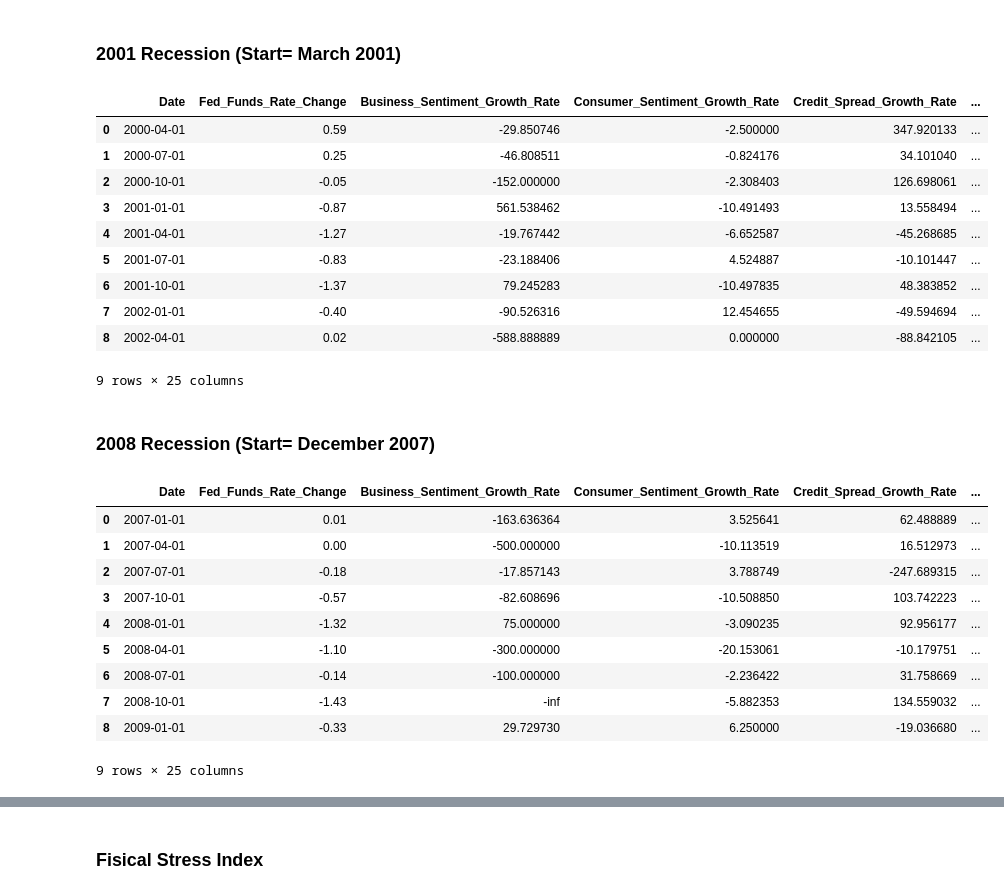
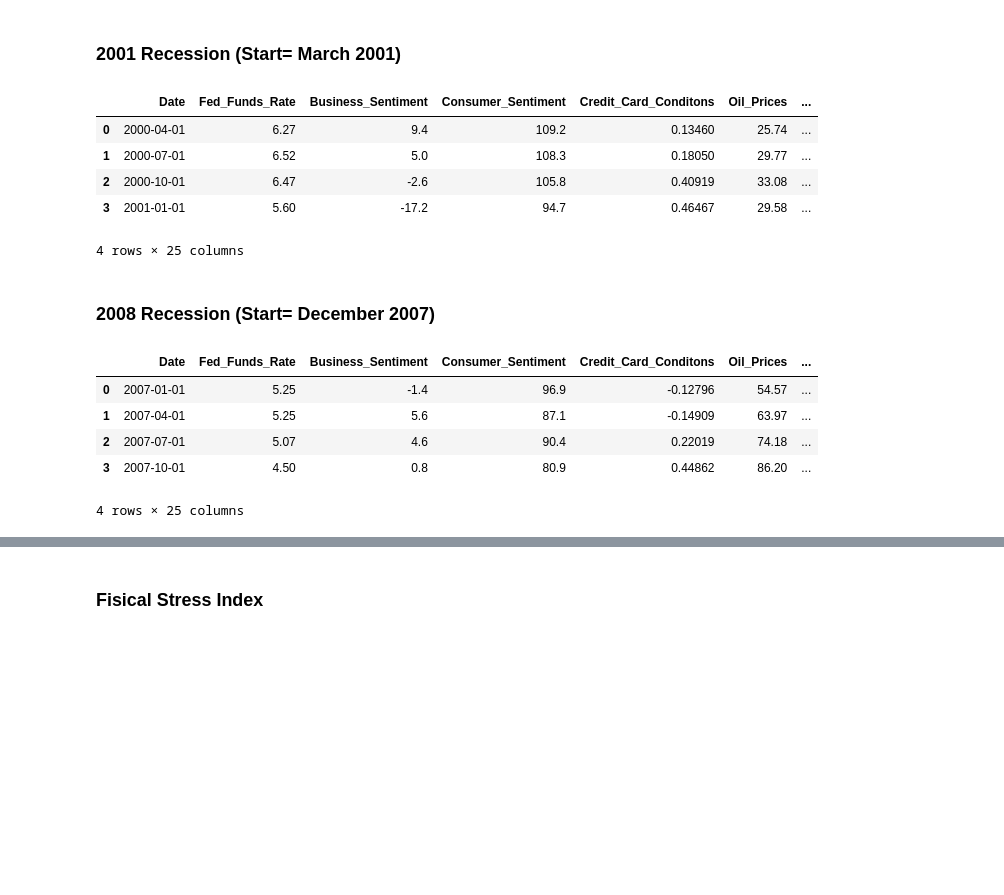
Before and after one commit to Makster04/FINAL_CAPSTONE_PROJECT, a Jupyter notebook: Notebook.ipynb, the cells around one changed output, grey strips where cells are left out. Saved outputs shown, nothing was run; the diff lists cells and outputs as text; code cells hidden in the pictures; blank space fills up the shorter version.

```diff
--- a/Notebook.ipynb
+++ b/Notebook.ipynb
@@ -357,25 +348,25 @@ Final_Coincident_Indicators_df = Coincident_Indicators_df.loc[:, ~Coincident_Ind
 # Rename columns to growth rate versions
 Final_Coincident_Indicators_df.columns = [
     'Date',
-    'Capacity_Utilization_Growth_Rate',
-    'Industrial_Production_Growth_Rate',
-    'Retail_Sales_Growth_Rate'
+    'Capacity_Utilization_Rate',
+    'Industrial_Production_Index',
+    'Total_Retail_Sales'
 ]
 
 # Convert to numeric just in case (optional but safe)
-growth_cols = [
-    'Capacity_Utilization_Growth_Rate',
-    'Industrial_Production_Growth_Rate',
-    'Retail_Sales_Growth_Rate'
-]
-Final_Coincident_Indicators_df[growth_cols] = Final_Coincident_Indicators_df[growth_cols].apply(
-    pd.to_numeric, errors='coerce'
-)
+# growth_cols = [
+  #  'Capacity_Utilization_Growth_Rate',
+   # 'Industrial_Production_Growth_Rate',
+    #'Retail_Sales_Growth_Rate'
+#]
+#Final_Coincident_Indicators_df[growth_cols] = Final_Coincident_Indicators_df[growth_cols].apply(
+ #   pd.to_numeric, errors='coerce'
+#)
 
 # Calculate percent changes
-Final_Coincident_Indicators_df['Capacity_Utilization_Growth_Rate'] = Final_Coincident_Indicators_df['Capacity_Utilization_Growth_Rate'].pct_change() * 100
-Final_Coincident_Indicators_df['Industrial_Production_Growth_Rate'] = Final_Coincident_Indicators_df['Industrial_Production_Growth_Rate'].pct_change() * 100
-Final_Coincident_Indicators_df['Retail_Sales_Growth_Rate'] = Final_Coincident_Indicators_df['Retail_Sales_Growth_Rate'].pct_change() * 100
+# Final_Coincident_Indicators_df['Capacity_Utilization_Growth_Rate'] = Final_Coincident_Indicators_df['Capacity_Utilization_Growth_Rate'].pct_change() * 100
+# Final_Coincident_Indicators_df['Industrial_Production_Growth_Rate'] = Final_Coincident_Indicators_df['Industrial_Production_Growth_Rate'].pct_change() * 100
+# Final_Coincident_Indicators_df['Retail_Sales_Growth_Rate'] = Final_Coincident_Indicators_df['Retail_Sales_Growth_Rate'].pct_change() * 100
 
 # Display the resulting DataFrame
 Final_Coincident_Indicators_df.head()
@@ -564,45 +540,40 @@ conn = sqlite3.connect(':memory:')
 # Final_Coincident_Indicators_df, Final_Leading_Indicators_df, Final_Lagging_Indicators_df
 
 # Save them to the SQLite database
 Final_Coincident_Indicators_df.to_sql('Coincident', conn, index=False, if_exists='replace')
 Final_Leading_Indicators_df.to_sql('Leading', conn, index=False, if_exists='replace')
 Final_Lagging_Indicators_df.to_sql('Lagging', conn, index=False, if_exists='replace')
 
 # Proper SQL query
 sql_query = """
 SELECT *
 FROM Leading LD
 JOIN Lagging LG ON LD.date = LG.date
 JOIN Coincident C ON LD.date = C.date
 WHERE LD.date >= '2000-04-01'
-AND LD.date <= '2002-04-01'
+AND LD.date <= '2001-01-01'
 """
 
 
 # Run the query
 Pre_2001_Recession = pd.read_sql_query(sql_query, conn)
 
 # Save to CSV
 csv_filename = "Pre_2001_Recession.csv"
 Pre_2001_Recession.to_csv(csv_filename, index=False)
 
 # Close DB connection
 conn.close()
 
 # Show final DataFrame
 Pre_2001_Recession
 # %% [output]
-|  | Date | Fed_Funds_Rate_Change | Business_Sentiment_Growth_Rate | Consumer_Sentiment_Growth_Rate | Credit_Spread_Growth_Rate | ... |
-| 0 | 2000-04-01 | 0.59 | -29.850746 | -2.500000 | 347.920133 | ... |
-| 1 | 2000-07-01 | 0.25 | -46.808511 | -0.824176 | 34.101040 | ... |
-| 2 | 2000-10-01 | -0.05 | -152.000000 | -2.308403 | 126.698061 | ... |
-| 3 | 2001-01-01 | -0.87 | 561.538462 | -10.491493 | 13.558494 | ... |
-| 4 | 2001-04-01 | -1.27 | -19.767442 | -6.652587 | -45.268685 | ... |
-| 5 | 2001-07-01 | -0.83 | -23.188406 | 4.524887 | -10.101447 | ... |
-| 6 | 2001-10-01 | -1.37 | 79.245283 | -10.497835 | 48.383852 | ... |
-| 7 | 2002-01-01 | -0.40 | -90.526316 | 12.454655 | -49.594694 | ... |
-| 8 | 2002-04-01 | 0.02 | -588.888889 | 0.000000 | -88.842105 | ... |
+|  | Date | Fed_Funds_Rate | Business_Sentiment | Consumer_Sentiment | Credit_Card_Conditons | Oil_Prices | ... |
+| 0 | 2000-04-01 | 6.27 | 9.4 | 109.2 | 0.13460 | 25.74 | ... |
+| 1 | 2000-07-01 | 6.52 | 5.0 | 108.3 | 0.18050 | 29.77 | ... |
+| 2 | 2000-10-01 | 6.47 | -2.6 | 105.8 | 0.40919 | 33.08 | ... |
+| 3 | 2001-01-01 | 5.60 | -17.2 | 94.7 | 0.46467 | 29.58 | ... |
-9 rows × 25 columns
+4 rows × 25 columns
 # %% [markdown]
 ### 2008 Recession (Start= December 2007)
 # %%
@@ -629,7 +600,7 @@ FROM Leading LD
 JOIN Lagging LG ON LD.date = LG.date
 JOIN Coincident C ON LD.date = C.date
 WHERE LD.date >= '2007-01-01'
-AND LD.date <= '2009-01-01'
+AND LD.date <= '2007-10-01'
 """
 
 
@@ -646,17 +617,12 @@ conn.close()
 # Show final DataFrame
 Pre_2008_Recession
 # %% [output]
-|  | Date | Fed_Funds_Rate_Change | Business_Sentiment_Growth_Rate | Consumer_Sentiment_Growth_Rate | Credit_Spread_Growth_Rate | ... |
-| 0 | 2007-01-01 | 0.01 | -163.636364 | 3.525641 | 62.488889 | ... |
-| 1 | 2007-04-01 | 0.00 | -500.000000 | -10.113519 | 16.512973 | ... |
-| 2 | 2007-07-01 | -0.18 | -17.857143 | 3.788749 | -247.689315 | ... |
-| 3 | 2007-10-01 | -0.57 | -82.608696 | -10.508850 | 103.742223 | ... |
-| 4 | 2008-01-01 | -1.32 | 75.000000 | -3.090235 | 92.956177 | ... |
-| 5 | 2008-04-01 | -1.10 | -300.000000 | -20.153061 | -10.179751 | ... |
-| 6 | 2008-07-01 | -0.14 | -100.000000 | -2.236422 | 31.758669 | ... |
-| 7 | 2008-10-01 | -1.43 | -inf | -5.882353 | 134.559032 | ... |
-| 8 | 2009-01-01 | -0.33 | 29.729730 | 6.250000 | -19.036680 | ... |
+|  | Date | Fed_Funds_Rate | Business_Sentiment | Consumer_Sentiment | Credit_Card_Conditons | Oil_Prices | ... |
+| 0 | 2007-01-01 | 5.25 | -1.4 | 96.9 | -0.12796 | 54.57 | ... |
+| 1 | 2007-04-01 | 5.25 | 5.6 | 87.1 | -0.14909 | 63.97 | ... |
+| 2 | 2007-07-01 | 5.07 | 4.6 | 90.4 | 0.22019 | 74.18 | ... |
+| 3 | 2007-10-01 | 4.50 | 0.8 | 80.9 | 0.44862 | 86.20 | ... |
-9 rows × 25 columns
+4 rows × 25 columns
 # %%
 ### 2020 COVID-19 Recession (Start= Febuary 2020)
 
```
Also changed, not shown: parts of 17 cells of this notebook, 7 other files.
